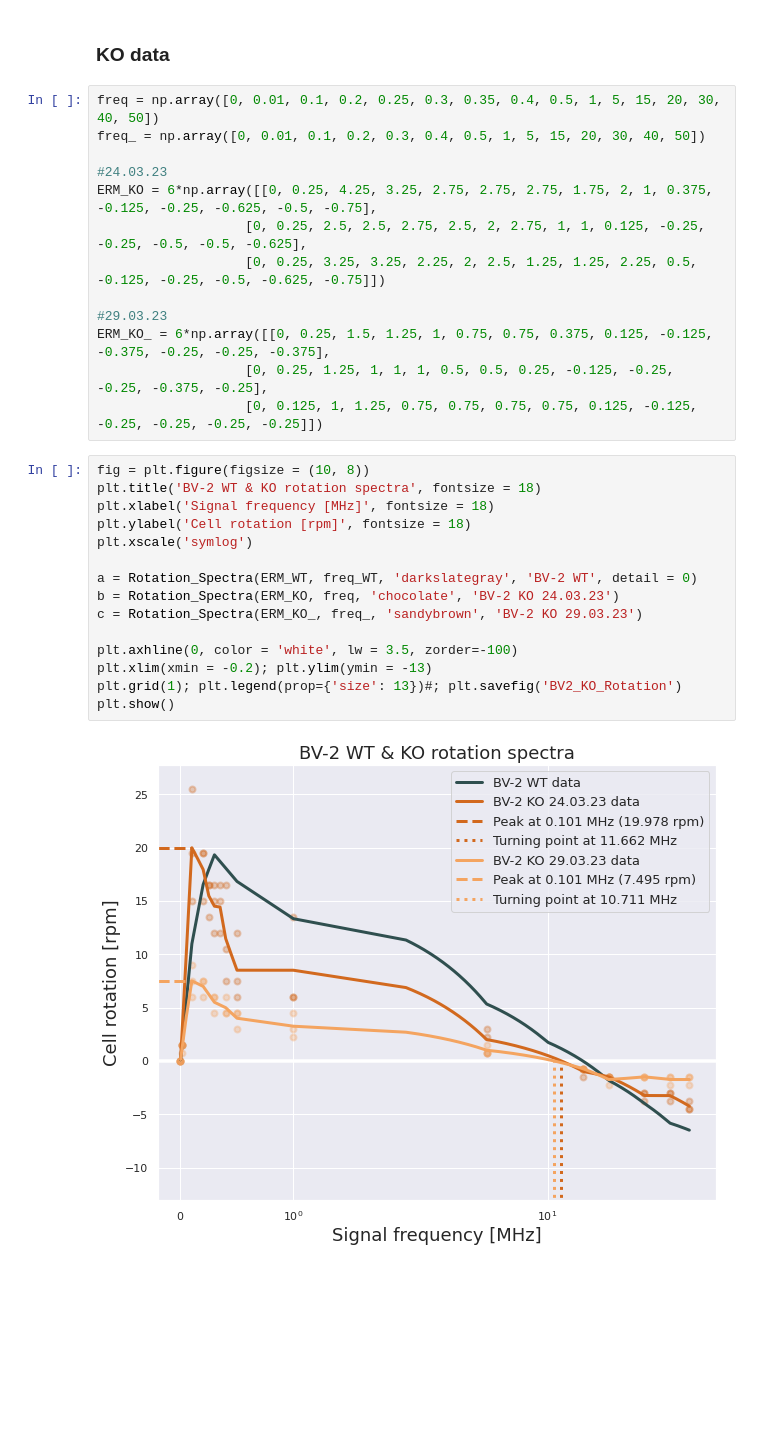
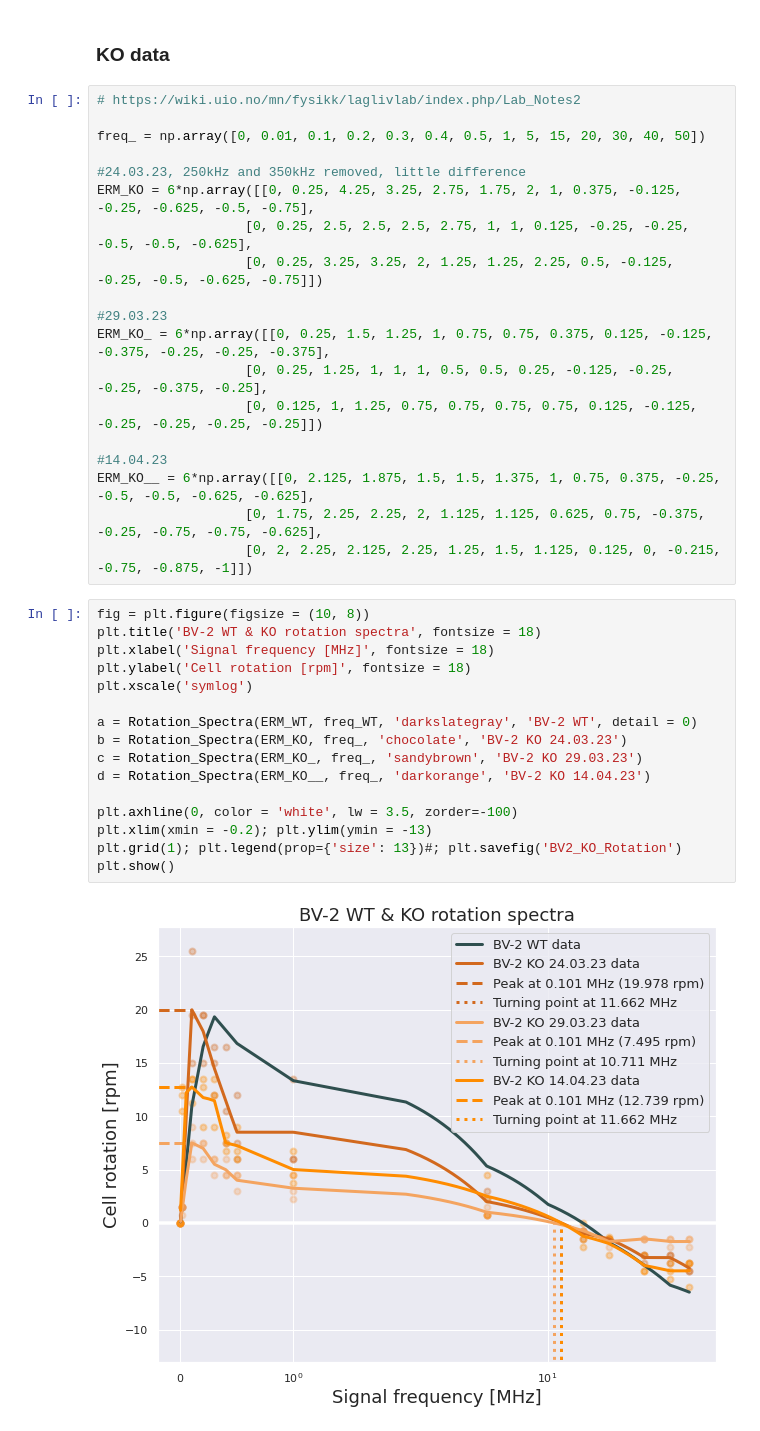
Before and after one commit to lassetotl/LLL-Electrorotation, a Jupyter notebook: BV2_WT_KO_Electrorotation_V23.ipynb, the cells around one changed output. Saved outputs shown, nothing was run; the diff lists cells and outputs as text; blank space fills up the shorter version.

```diff
--- a/BV2_WT_KO_Electrorotation_V23.ipynb
+++ b/BV2_WT_KO_Electrorotation_V23.ipynb
@@ -9,32 +9,39 @@ ERM_WT, freq_WT = np.load('BV2_WT_march_2023.npy', allow_pickle=True)
 # %% [markdown]
 ### KO data
 # %%
-freq = np.array([0, 0.01, 0.1, 0.2, 0.25, 0.3, 0.35, 0.4, 0.5, 1, 5, 15, 20, 30, 40, 50])
+# https://wiki.uio.no/mn/fysikk/laglivlab/index.php/Lab_Notes2
+
 freq_ = np.array([0, 0.01, 0.1, 0.2, 0.3, 0.4, 0.5, 1, 5, 15, 20, 30, 40, 50])
 
-#24.03.23
-ERM_KO = 6*np.array([[0, 0.25, 4.25, 3.25, 2.75, 2.75, 2.75, 1.75, 2, 1, 0.375, -0.125, -0.25, -0.625, -0.5, -0.75],
-                   [0, 0.25, 2.5, 2.5, 2.75, 2.5, 2, 2.75, 1, 1, 0.125, -0.25, -0.25, -0.5, -0.5, -0.625],
-                   [0, 0.25, 3.25, 3.25, 2.25, 2, 2.5, 1.25, 1.25, 2.25, 0.5, -0.125, -0.25, -0.5, -0.625, -0.75]])
+#24.03.23, 250kHz and 350kHz removed, little difference
+ERM_KO = 6*np.array([[0, 0.25, 4.25, 3.25, 2.75, 1.75, 2, 1, 0.375, -0.125, -0.25, -0.625, -0.5, -0.75],
+                   [0, 0.25, 2.5, 2.5, 2.5, 2.75, 1, 1, 0.125, -0.25, -0.25, -0.5, -0.5, -0.625],
+                   [0, 0.25, 3.25, 3.25, 2, 1.25, 1.25, 2.25, 0.5, -0.125, -0.25, -0.5, -0.625, -0.75]])
 
 #29.03.23
 ERM_KO_ = 6*np.array([[0, 0.25, 1.5, 1.25, 1, 0.75, 0.75, 0.375, 0.125, -0.125, -0.375, -0.25, -0.25, -0.375],
                    [0, 0.25, 1.25, 1, 1, 1, 0.5, 0.5, 0.25, -0.125, -0.25, -0.25, -0.375, -0.25],
                    [0, 0.125, 1, 1.25, 0.75, 0.75, 0.75, 0.75, 0.125, -0.125, -0.25, -0.25, -0.25, -0.25]])
+
+#14.04.23
+ERM_KO__ = 6*np.array([[0, 2.125, 1.875, 1.5, 1.5, 1.375, 1, 0.75, 0.375, -0.25, -0.5, -0.5, -0.625, -0.625],
+                   [0, 1.75, 2.25, 2.25, 2, 1.125, 1.125, 0.625, 0.75, -0.375, -0.25, -0.75, -0.75, -0.625],
+                   [0, 2, 2.25, 2.125, 2.25, 1.25, 1.5, 1.125, 0.125, 0, -0.215, -0.75, -0.875, -1]])
 # %%
 fig = plt.figure(figsize = (10, 8))
 plt.title('BV-2 WT & KO rotation spectra', fontsize = 18)
 plt.xlabel('Signal frequency [MHz]', fontsize = 18)
 plt.ylabel('Cell rotation [rpm]', fontsize = 18)
 plt.xscale('symlog')
 
 a = Rotation_Spectra(ERM_WT, freq_WT, 'darkslategray', 'BV-2 WT', detail = 0)
-b = Rotation_Spectra(ERM_KO, freq, 'chocolate', 'BV-2 KO 24.03.23')
+b = Rotation_Spectra(ERM_KO, freq_, 'chocolate', 'BV-2 KO 24.03.23')
 c = Rotation_Spectra(ERM_KO_, freq_, 'sandybrown', 'BV-2 KO 29.03.23')
+d = Rotation_Spectra(ERM_KO__, freq_, 'darkorange', 'BV-2 KO 14.04.23')
 
 plt.axhline(0, color = 'white', lw = 3.5, zorder=-100)
 plt.xlim(xmin = -0.2); plt.ylim(ymin = -13)
 plt.grid(1); plt.legend(prop={'size': 13})#; plt.savefig('BV2_KO_Rotation')
 plt.show()
 # %% [output]
-[figure, old version]
+[figure, new version]
```
Also changed, not shown: parts of 2 cells of this notebook.
